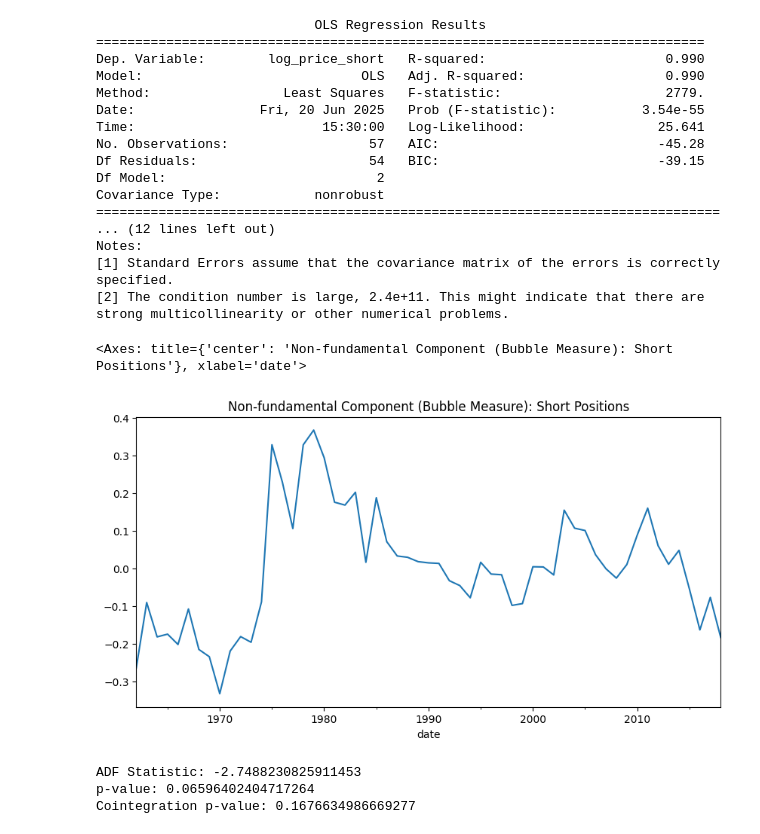
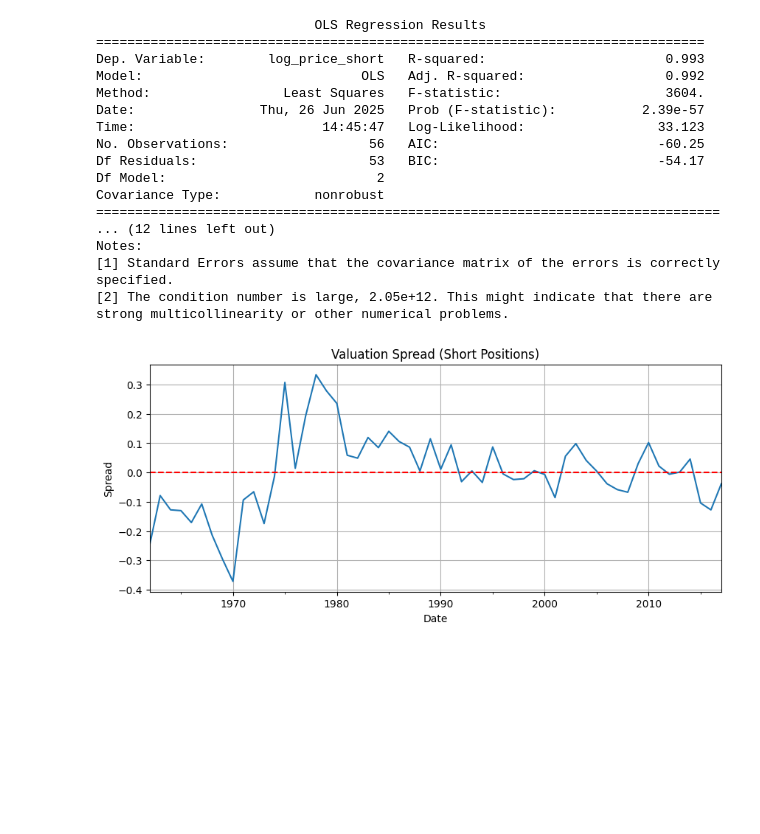
Before and after one commit to justusschenk/valueinvesting, a Jupyter notebook: Market Structure Transformation.ipynb, the cells around one changed output. Cells and saved outputs as stored; diff of their text form; code cells hidden in the pictures; blank space fills up the shorter version.

```diff
--- a/Market Structure Transformation.ipynb
+++ b/Market Structure Transformation.ipynb
@@ -229,56 +264,72 @@ date
 # %%
-#Fundamentals vs Market Valuation Decomposition
+#Fundamentals vs Market Valuation Decomposition Short-Positions
+import statsmodels.api as sm
+
+"""
+    The regression computes how much the market values the "intrinsic" value of a company (bookvalue).
+    The results will be used to detect mispricings over time.
+
+"""
 log_price_short = np.log(price_short['avg_value'])
 log_price_short.name = 'log_price_short'
 
 log_bv_short = np.log(bv_short['avg_value'])
 log_bv_short.name = 'log_bv_short'
 
 #div_short = div_short['avg_value']
-div_short.name = 'div_short'
+#div_short = pd.Series(div_short['avg_value'], name="div_short")
+#div_short.name = 'div_short'
 
 df_short = pd.concat([log_price_short, log_bv_short, div_short], axis=1, join="inner")
+
 Y = df_short['log_price_short']
 X = df_short[['log_bv_short', 'div_short']]
 X_sm = sm.add_constant(X)
 
 model_short = sm.OLS(Y, X_sm)
 results_short = model_short.fit()
 print(results_short.summary())
+
+"""
+    Valuation Spread
+    Spread = log(P) - log(P_predicted)
+
+    Positive Spread: Market price is above fundamentals -> potential overvaluation
+    Negative Spread: Market price is below fundamentals -> potential undervaluation
+
+"""
+
+
+# Predicted log prices from the regression
+df_short['predicted_log_price'] = results_short.fittedvalues
+
+# Valuation spread: actual minus predicted
+df_short['valuation_spread'] = df_short['log_price_short'] - df_short['predicted_log_price']
+
+import matplotlib.pyplot as plt
+
+df_short['valuation_spread'].plot(title="Valuation Spread (Short Positions)", figsize=(10, 4))
+plt.axhline(0, color='red', linestyle='--')
+plt.ylabel('Spread')
+plt.xlabel('Date')
+plt.grid(True)
+plt.show()
 # %% [output]
                             OLS Regression Results
 ==============================================================================
-Dep. Variable:        log_price_short   R-squared:                       0.990
-Model:                            OLS   Adj. R-squared:                  0.990
-Method:                 Least Squares   F-statistic:                     2779.
-Date:                Fri, 20 Jun 2025   Prob (F-statistic):           3.54e-55
-Time:                        15:30:00   Log-Likelihood:                 25.641
-No. Observations:                  57   AIC:                            -45.28
-Df Residuals:                      54   BIC:                            -39.15
+Dep. Variable:        log_price_short   R-squared:                       0.993
+Model:                            OLS   Adj. R-squared:                  0.992
+Method:                 Least Squares   F-statistic:                     3604.
+Date:                Thu, 26 Jun 2025   Prob (F-statistic):           2.39e-57
+Time:                        14:45:47   Log-Likelihood:                 33.123
+No. Observations:                  56   AIC:                            -60.25
+Df Residuals:                      53   BIC:                            -54.17
 Df Model:                           2
 Covariance Type:            nonrobust
 ================================================================================
 ... (12 lines left out)
 Notes:
 [1] Standard Errors assume that the covariance matrix of the errors is correctly specified.
-[2] The condition number is large, 2.4e+11. This might indicate that there are
+[2] The condition number is large, 2.05e+12. This might indicate that there are
 strong multicollinearity or other numerical problems.
+[figure, added]
-# %%
-df_short['residual'] = results_short.resid
-df_short['residual'].plot(title="Non-fundamental Component (Bubble Measure): Short Positions", figsize=(10, 5))
-# %% [output]
-<Axes: title={'center': 'Non-fundamental Component (Bubble Measure): Short Positions'}, xlabel='date'>
-[figure, removed]
-# %%
-from statsmodels.tsa.stattools import coint
-from statsmodels.tsa.stattools import adfuller
-adf_result = adfuller(df_short['residual'].dropna())
-print(f"ADF Statistic: {adf_result[0]}")
-print(f"p-value: {adf_result[1]}")
-
-score, pvalue, _ = coint(df_short['log_price_short'], df_short['log_bv_short'])
-print(f"Cointegration p-value: {pvalue}")
-# %% [output]
-ADF Statistic: -2.7488230825911453
-p-value: 0.06596402404717264
-Cointegration p-value: 0.1676634986669277
```
Also changed, not shown: parts of 40 cells of this notebook, 21 other files.
